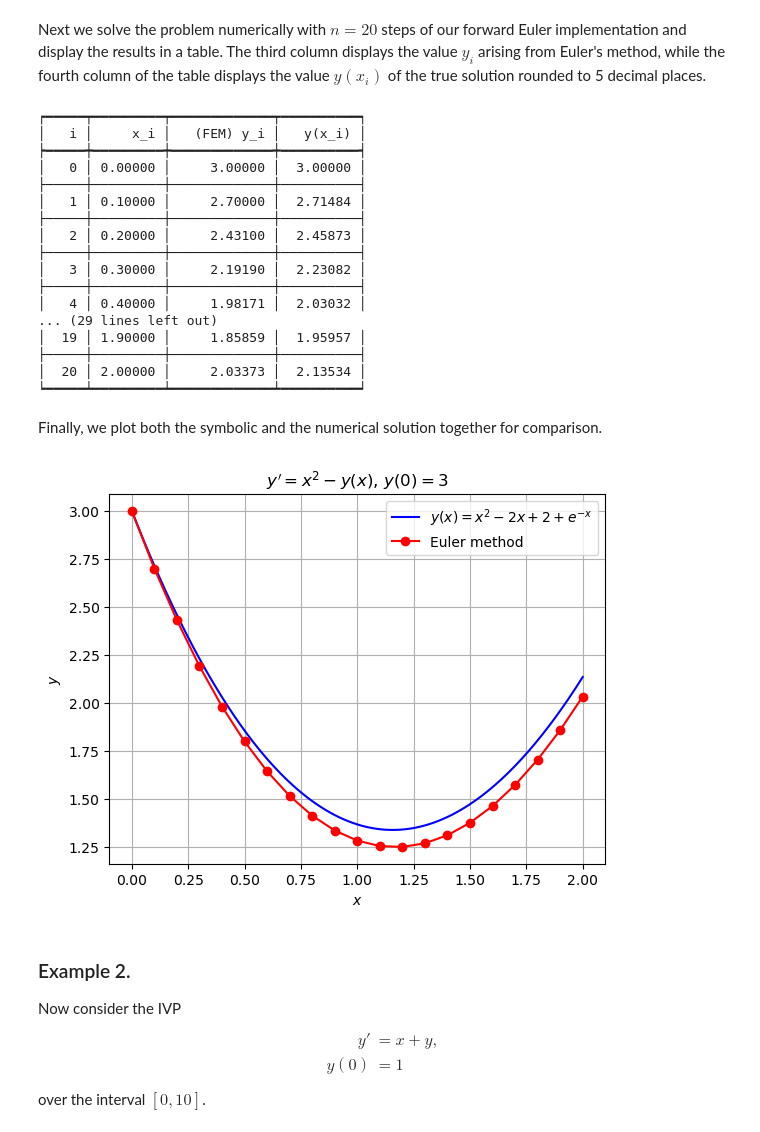
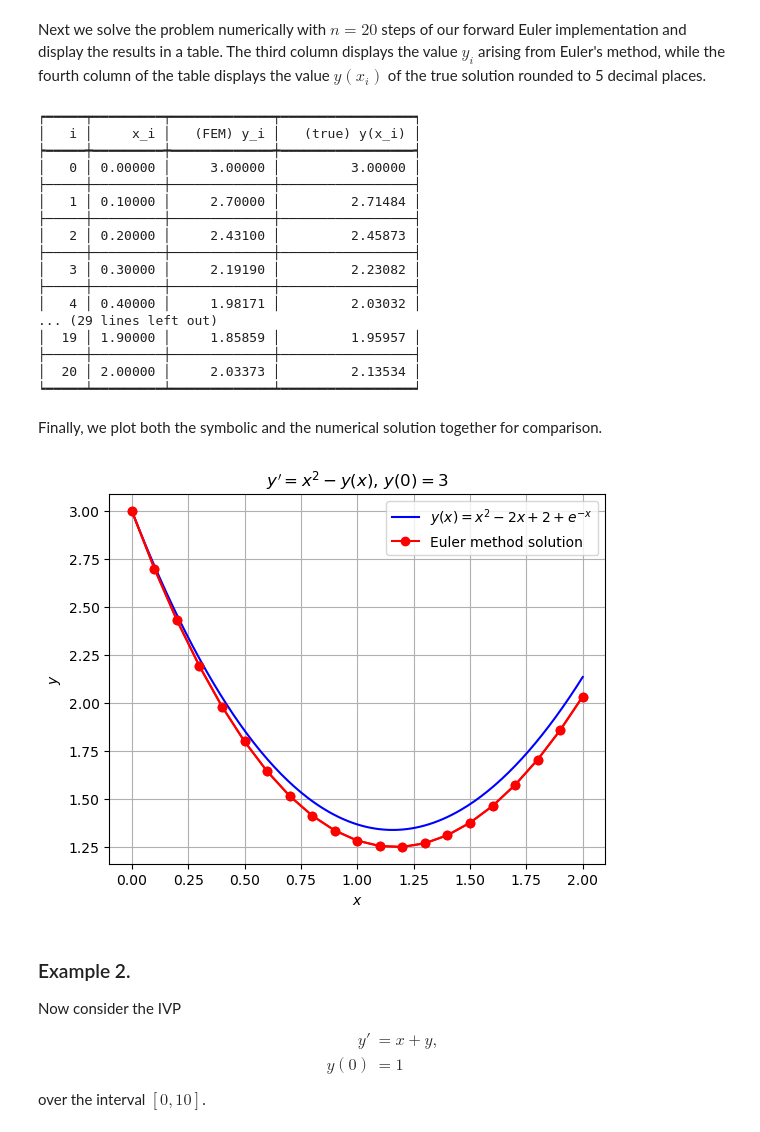
Before and after one commit to ethancsmith/math263-notes, a Jupyter notebook: Python/02-euler_method.ipynb, the cells around one changed output. Drawn from its saved outputs; the diff is of its cells as text; code cells hidden in the pictures.

Commit message:
corrects typo in legend for NB version of euler's method

```diff
--- a/Python/02-euler_method.ipynb
+++ b/Python/02-euler_method.ipynb
@@ -95,35 +95,35 @@ Next we solve the problem numerically with $n=20$ steps of our forward Euler imp
 n = 20;
 (x,y) = math263.feuler(f, a, b, y0, n);
 table = np.transpose(np.stack((x, y, sym_y(x))));
-hdrs = ["i", "x_i", "(FEM) y_i", "y(x_i)"];
+hdrs = ["i", "x_i", "(FEM) y_i", "(true) y(x_i)"];
 print(tabulate(table, hdrs, tablefmt='mixed_grid', floatfmt='0.5f', showindex=True))
 # %% [output]
-┍━━━━━┯━━━━━━━━━┯━━━━━━━━━━━━━┯━━━━━━━━━━┑
-│   i │     x_i │   (FEM) y_i │   y(x_i) │
-┝━━━━━┿━━━━━━━━━┿━━━━━━━━━━━━━┿━━━━━━━━━━┥
-│   0 │ 0.00000 │     3.00000 │  3.00000 │
-├─────┼─────────┼─────────────┼──────────┤
-│   1 │ 0.10000 │     2.70000 │  2.71484 │
-├─────┼─────────┼─────────────┼──────────┤
-│   2 │ 0.20000 │     2.43100 │  2.45873 │
-├─────┼─────────┼─────────────┼──────────┤
-│   3 │ 0.30000 │     2.19190 │  2.23082 │
-├─────┼─────────┼─────────────┼──────────┤
-│   4 │ 0.40000 │     1.98171 │  2.03032 │
+┍━━━━━┯━━━━━━━━━┯━━━━━━━━━━━━━┯━━━━━━━━━━━━━━━━━┑
+│   i │     x_i │   (FEM) y_i │   (true) y(x_i) │
+┝━━━━━┿━━━━━━━━━┿━━━━━━━━━━━━━┿━━━━━━━━━━━━━━━━━┥
+│   0 │ 0.00000 │     3.00000 │         3.00000 │
+├─────┼─────────┼─────────────┼─────────────────┤
+│   1 │ 0.10000 │     2.70000 │         2.71484 │
+├─────┼─────────┼─────────────┼─────────────────┤
+│   2 │ 0.20000 │     2.43100 │         2.45873 │
+├─────┼─────────┼─────────────┼─────────────────┤
+│   3 │ 0.30000 │     2.19190 │         2.23082 │
+├─────┼─────────┼─────────────┼─────────────────┤
+│   4 │ 0.40000 │     1.98171 │         2.03032 │
 ... (29 lines left out)
-│  19 │ 1.90000 │     1.85859 │  1.95957 │
-├─────┼─────────┼─────────────┼──────────┤
-│  20 │ 2.00000 │     2.03373 │  2.13534 │
-┕━━━━━┷━━━━━━━━━┷━━━━━━━━━━━━━┷━━━━━━━━━━┙
+│  19 │ 1.90000 │     1.85859 │         1.95957 │
+├─────┼─────────┼─────────────┼─────────────────┤
+│  20 │ 2.00000 │     2.03373 │         2.13534 │
+┕━━━━━┷━━━━━━━━━┷━━━━━━━━━━━━━┷━━━━━━━━━━━━━━━━━┙
 # %% [markdown]
 Finally, we plot both the symbolic and the numerical solution together for comparison.
 # %%
 plt.figure(ex1);
 plt.plot(x,y,'ro-')
-plt.legend([f"${sp.latex(soln)}$","Euler method"], loc='upper right');
+plt.legend([f"${sp.latex(soln)}$","Euler method solution"], loc='upper right');
 plt.show()
 # %% [output]
-[figure, old version]
+[figure, new version]
 # %% [markdown]
 ### Example 2.
 Now consider the IVP
```
Also changed, not shown: parts of 2 cells of this notebook, 2 other files.
